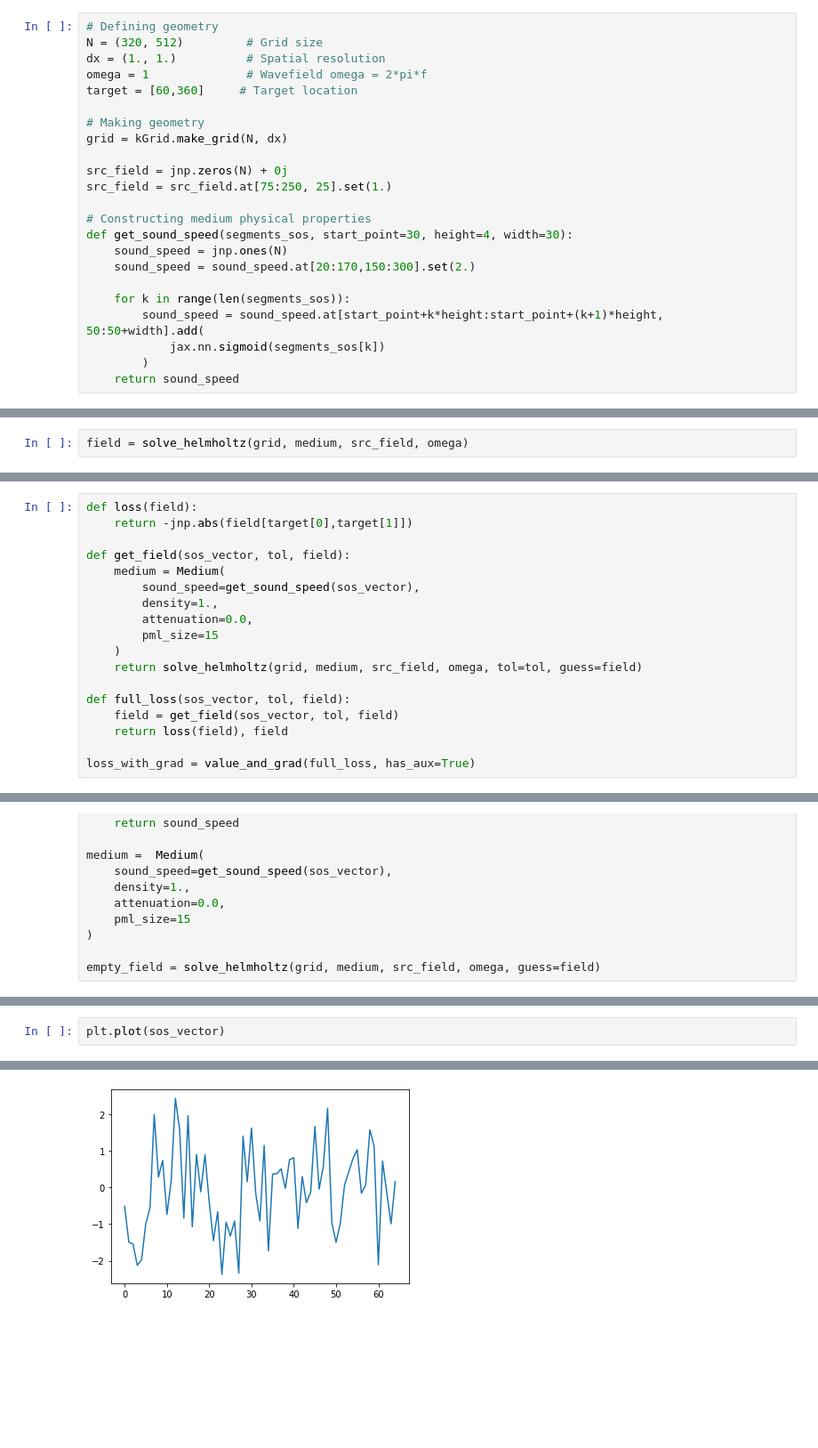
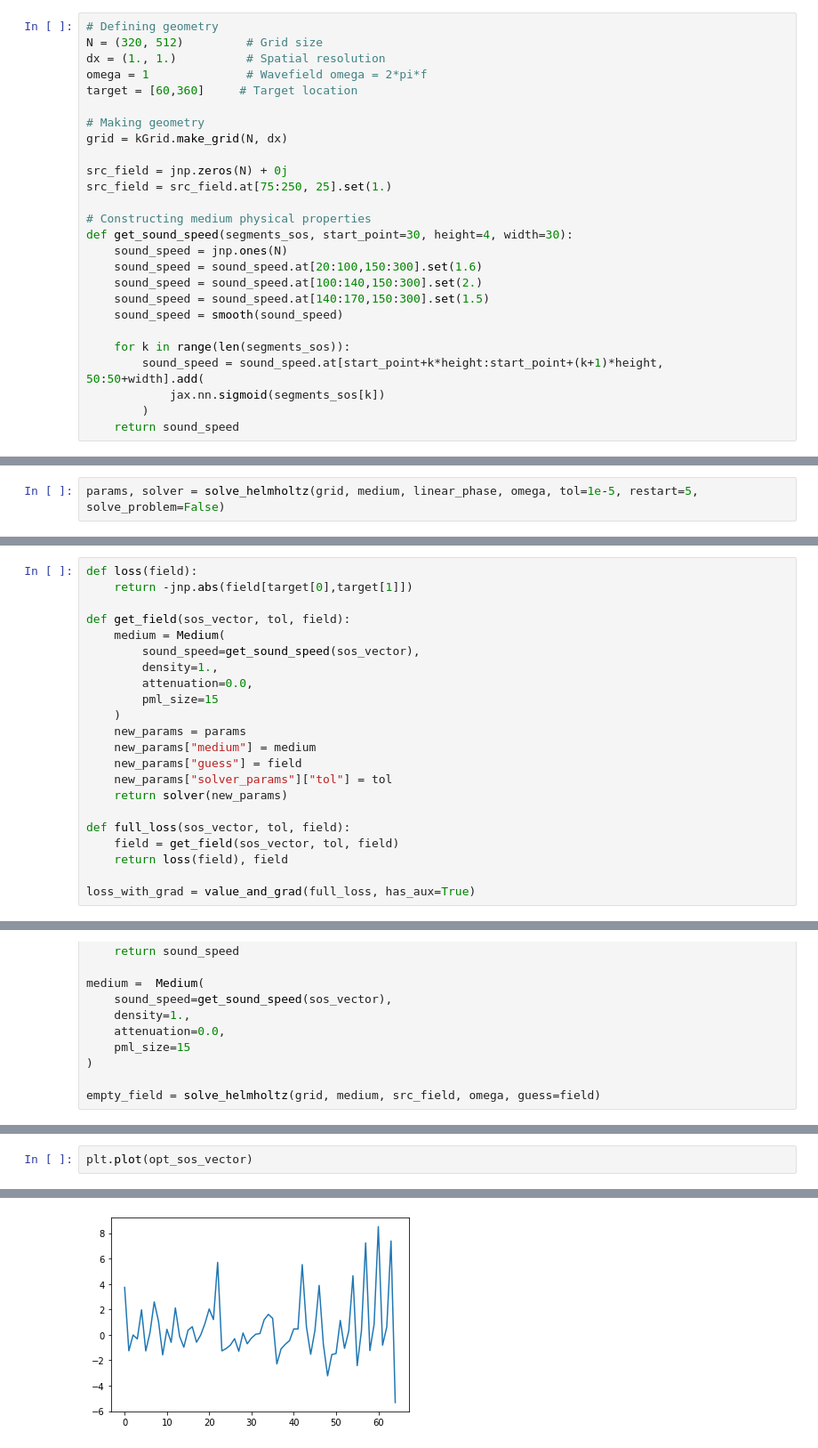
Before and after one commit to ucl-bug/jwave, a Jupyter notebook: docs/examples/helmholtz_solver_differentiable.ipynb, the cells around one changed output, grey strips where cells are left out. Shown at 89% size. Drawn from its saved outputs; the diff is of its cells as text; blank space fills up the shorter version.

```diff
--- a/docs/examples/helmholtz_solver_differentiable.ipynb
+++ b/docs/examples/helmholtz_solver_differentiable.ipynb
@@ -240,7 +254,10 @@ src_field = src_field.at[75:250, 25].set(1.)
 # Constructing medium physical properties
 def get_sound_speed(segments_sos, start_point=30, height=4, width=30):
     sound_speed = jnp.ones(N)
-    sound_speed = sound_speed.at[20:170,150:300].set(2.)
+    sound_speed = sound_speed.at[20:100,150:300].set(1.6)
+    sound_speed = sound_speed.at[100:140,150:300].set(2.)
+    sound_speed = sound_speed.at[140:170,150:300].set(1.5)
+    sound_speed = smooth(sound_speed)
 
     for k in range(len(segments_sos)):
         sound_speed = sound_speed.at[start_point+k*height:start_point+(k+1)*height, 50:50+width].add(
@@ -272,5 +289,3 @@ medium = Medium(
     attenuation=0.0,
     pml_size=15
 )
-# %%
-field = solve_helmholtz(grid, medium, src_field, omega)
@@ -287,3 +292,5 @@ plt.scatter(target[1], target[0], label="Target")
+# %%
+params, solver = solve_helmholtz(grid, medium, linear_phase, omega, tol=1e-5, restart=5, solve_problem=False)
 # %%
 from jax import value_and_grad, vmap
 # %%
@@ -297,7 +304,11 @@ def get_field(sos_vector, tol, field):
         attenuation=0.0,
         pml_size=15
     )
-    return solve_helmholtz(grid, medium, src_field, omega, tol=tol, guess=field)
+    new_params = params
+    new_params["medium"] = medium
+    new_params["guess"] = field
+    new_params["solver_params"]["tol"] = tol
+    return solver(new_params)
 
 def full_loss(sos_vector, tol, field):
     field = get_field(sos_vector, tol, field)
@@ -386,5 +400,5 @@ plt.scatter(target[1], target[0])
 # %%
-plt.plot(sos_vector)
+plt.plot(opt_sos_vector)
 # %% [output]
 [<matplotlib.lines.Line2D at 0x...>]
-[figure, old version]
+[figure, new version]
```
Also changed, not shown: parts of 13 cells of this notebook, 17 other files.
